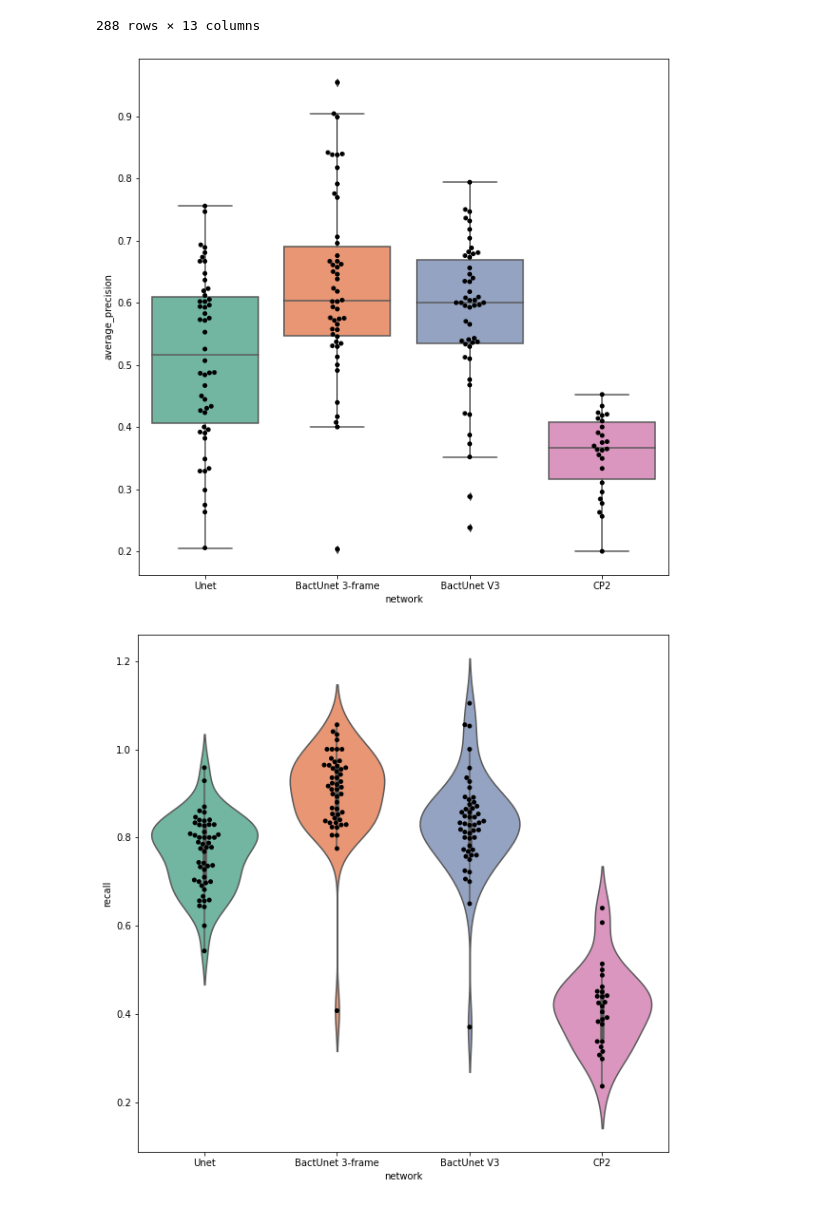
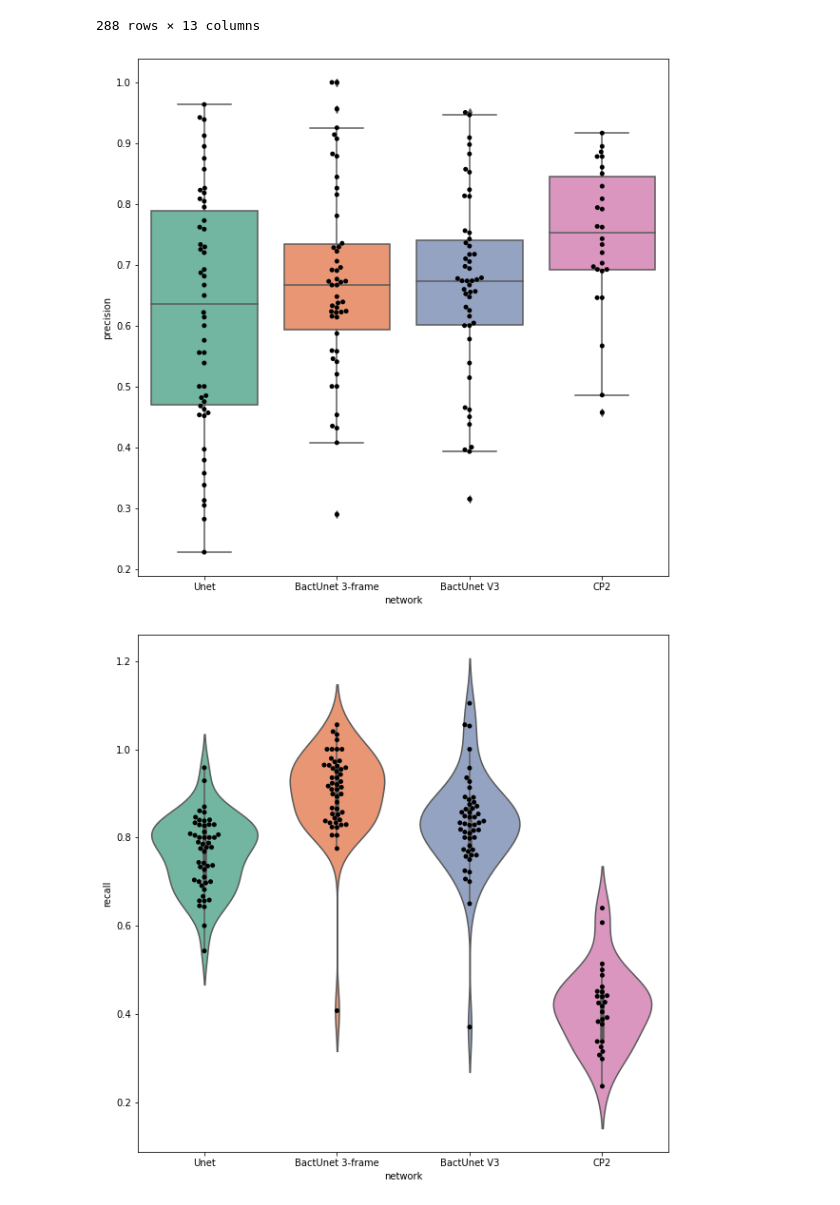
Before and after one commit to Oftatkofta/BactUnet, a Jupyter notebook: final comparrison of optimal conditions.ipynb, the cells around one changed output. Drawn from its saved outputs; the diff is of its cells as text; code cells hidden in the pictures.

```diff
--- a/final comparrison of optimal conditions.ipynb
+++ b/final comparrison of optimal conditions.ipynb
@@ -161,14 +178,14 @@ alldata
 # %%
 plt.figure(figsize=(10,10))
 #sns.set_style('white')
-metric = 'average_precision'
+metric = 'precision'
 
 g3 = sns.boxplot(data=alldata.loc[(alldata['dataset']=='validation')],
                  x='network', y=metric, palette='Set2')
 g3 = sns.swarmplot(data=alldata.loc[alldata['dataset']=='validation'],
                  x='network', y=metric, color='black')
 # %% [output]
-[figure, old version]
+[figure, new version]
 # %%
 plt.figure(figsize=(10,10))
 #sns.set_style('white')
```
Also changed, not shown: parts of 3 cells of this notebook, 1 other file.
